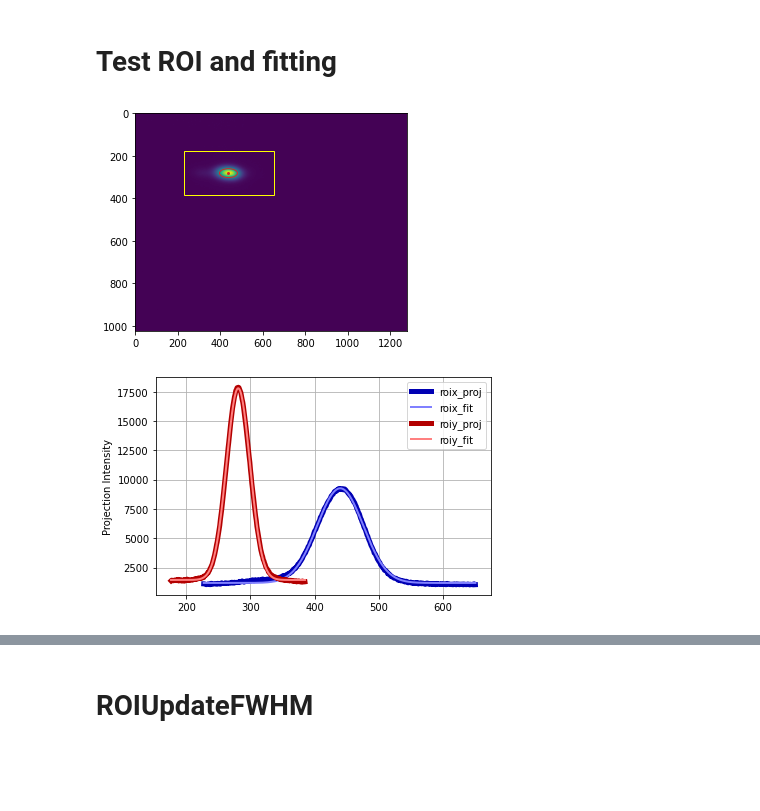
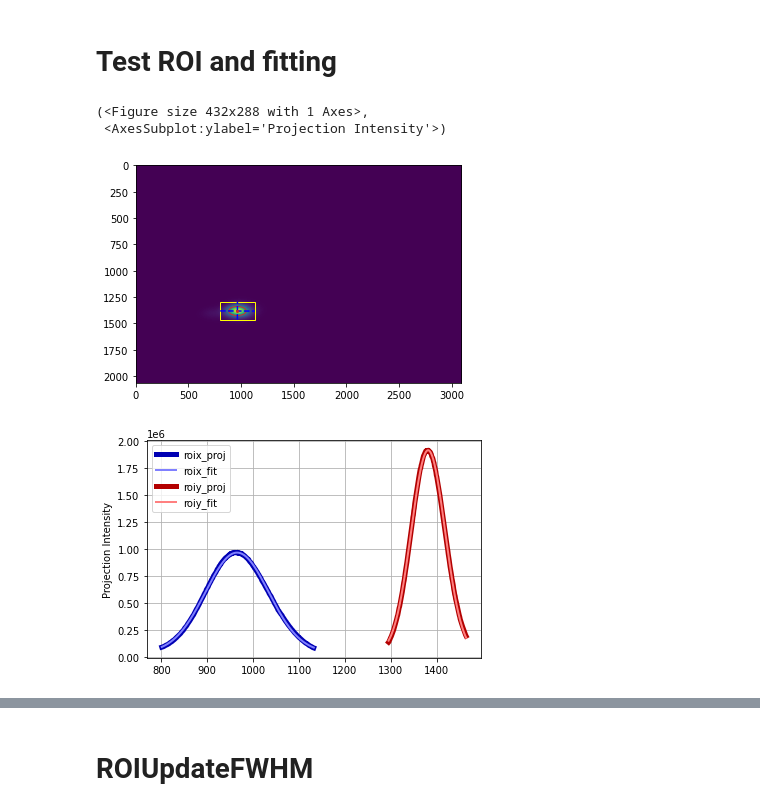
Before and after one commit to lnls-fac/mathphys, a Jupyter notebook: scripts/test-bl-ap-imgproc-ioc.ipynb, the cells around one changed output, grey strips where cells are left out. Saved outputs shown, nothing was run; the diff lists cells and outputs as text; code cells hidden in the pictures; blank space fills up the shorter version.

Commit message:
Update DVFImgProc test notebook

```diff
--- a/scripts/test-bl-ap-imgproc-ioc.ipynb
+++ b/scripts/test-bl-ap-imgproc-ioc.ipynb
@@ -177,13 +17,15 @@ dvfimgproc.connected
 # %%
 # This will plot current image and fitting
 
-img = dvfimgproc.image2dfit
+img = dvfimgproc.create_image2dfit()
 img.imshow()
 img.plot_projections()
 # print(img)
 # %% [output]
+(<Figure size 432x288 with 1 Axes>,
+ <AxesSubplot:ylabel='Projection Intensity'>)
-[figure, old version]
+[figure, new version]
-[figure, old version]
+[figure, new version]
 # %%
 # print current roix and roiy
 
```
Also changed, not shown: parts of 14 cells of this notebook.
